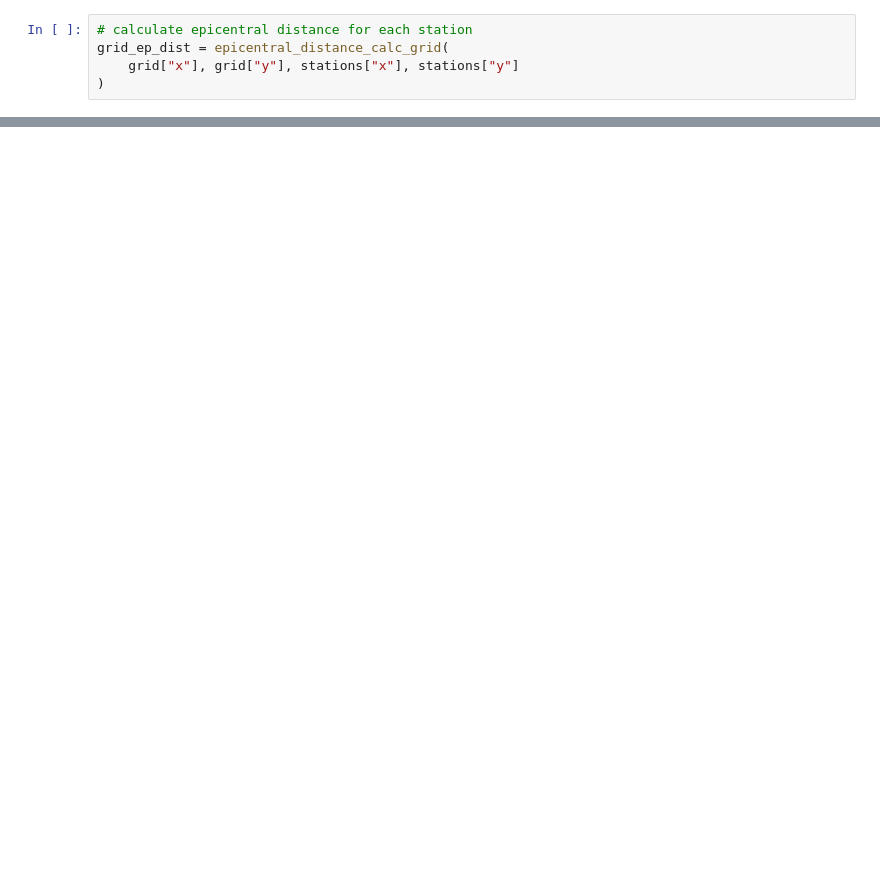
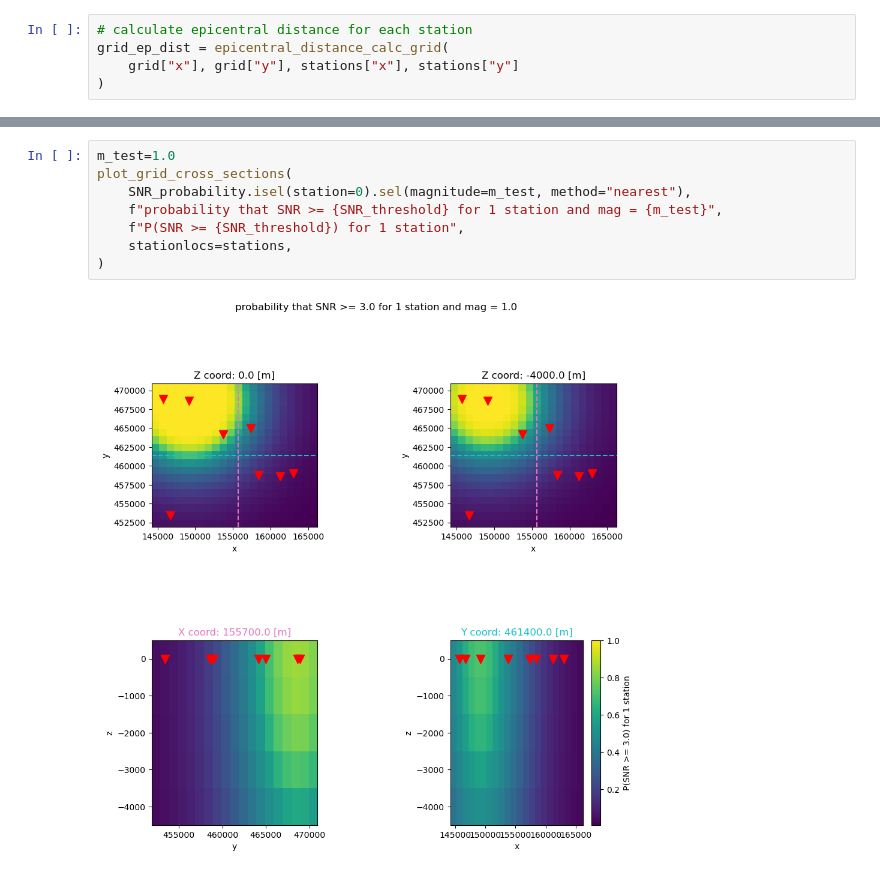
Before and after one commit to TNO/PRESEIS-completeness, a Jupyter notebook: example.ipynb, the cells around one changed output, grey strips where cells are left out. Drawn from its saved outputs; the diff is of its cells as text; blank space fills up the shorter version.

```diff
--- a/example.ipynb
+++ b/example.ipynb
@@ -85,3 +84,13 @@ plot_grid_cross_sections(
+# %%
+m_test=1.0
+plot_grid_cross_sections(
+    SNR_probability.isel(station=0).sel(magnitude=m_test, method="nearest"),
+    f"probability that SNR >= {SNR_threshold} for 1 station and mag = {m_test}",
+    f"P(SNR >= {SNR_threshold}) for 1 station",
+    stationlocs=stations,
+)
+# %% [output]
+[figure, added]
 # %%
 # calculate combined probability grids:
 combined_probability_grid = xr.apply_ufunc(
```
Also changed, not shown: parts of 10 cells of this notebook, 1 other file.
